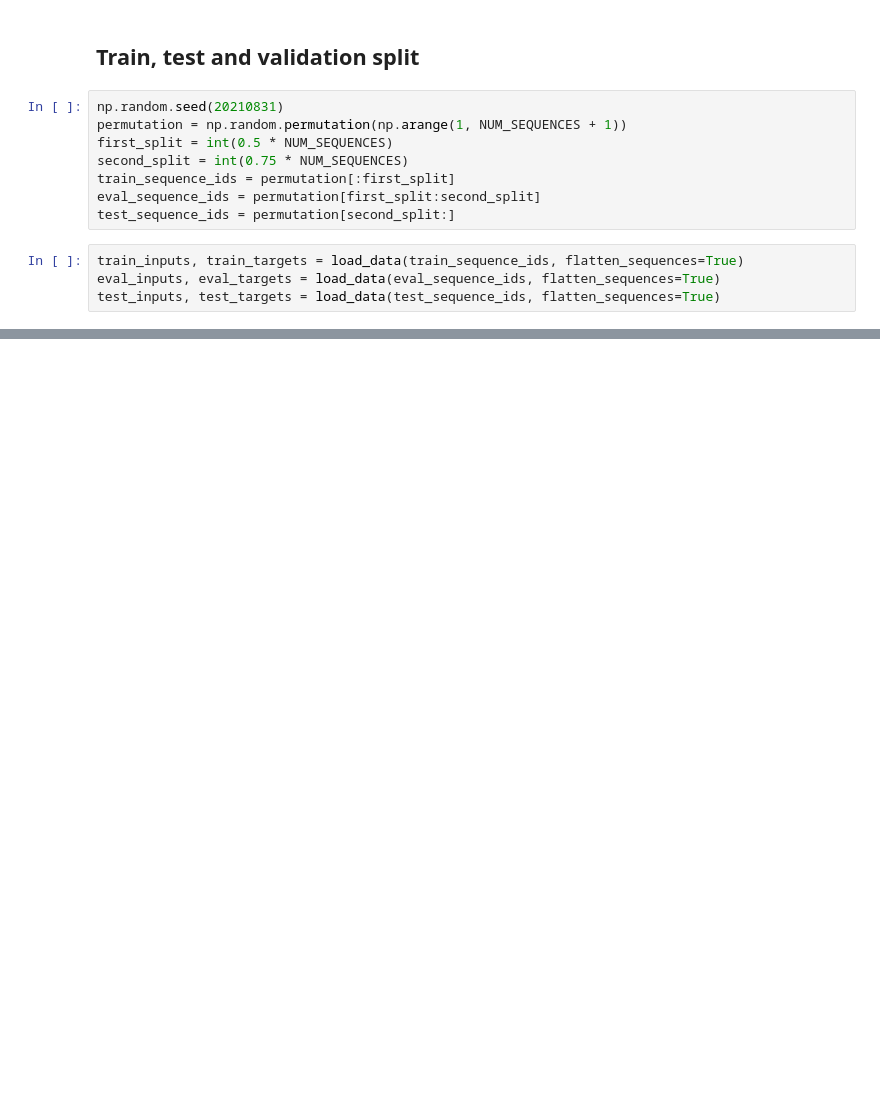
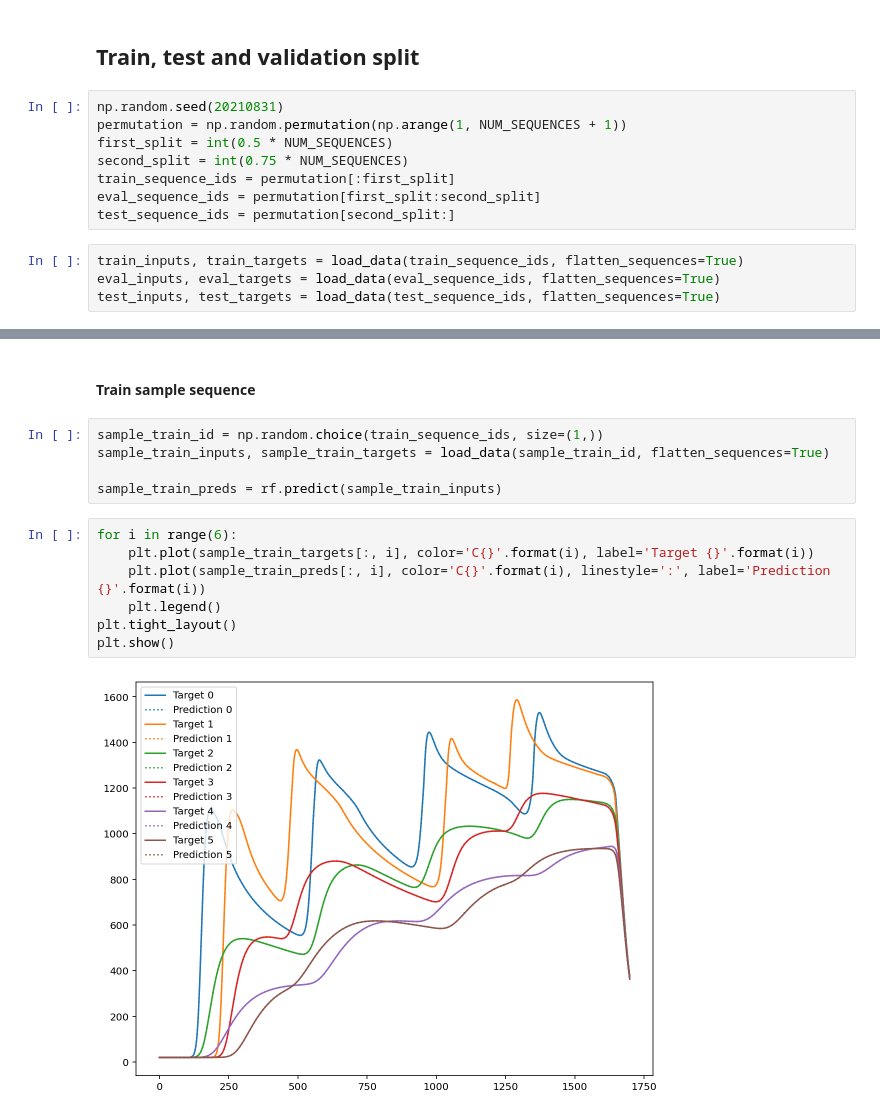
Before and after one commit to CarolineSainvitu/cenaero, a Jupyter notebook: gaspard/explore.ipynb, the cells around one changed output, grey strips where cells are left out. Cells and saved outputs as stored; diff of their text form; blank space fills up the shorter version.

```diff
--- a/gaspard/explore.ipynb
+++ b/gaspard/explore.ipynb
@@ -104,0 +127,16 @@ test_inputs, test_targets = load_data(test_sequence_ids, flatten_sequences=True)
+# %% [markdown]
+#### Train sample sequence
+# %%
+sample_train_id = np.random.choice(train_sequence_ids, size=(1,))
+sample_train_inputs, sample_train_targets = load_data(sample_train_id, flatten_sequences=True)
+
+sample_train_preds = rf.predict(sample_train_inputs)
+# %%
+for i in range(6):
+    plt.plot(sample_train_targets[:, i], color='C{}'.format(i), label='Target {}'.format(i))
+    plt.plot(sample_train_preds[:, i], color='C{}'.format(i), linestyle=':', label='Prediction {}'.format(i))
+    plt.legend()
+plt.tight_layout()
+plt.show()
+# %% [output]
+[figure, added]
```
Also changed, not shown: parts of 11 cells of this notebook.
